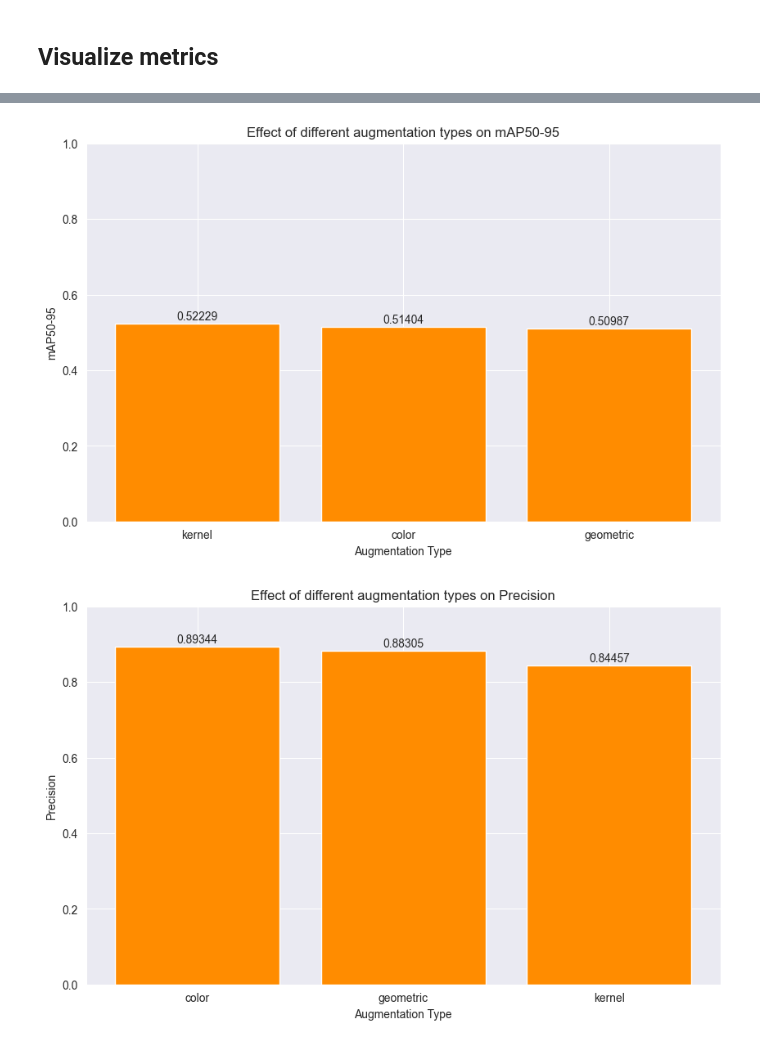
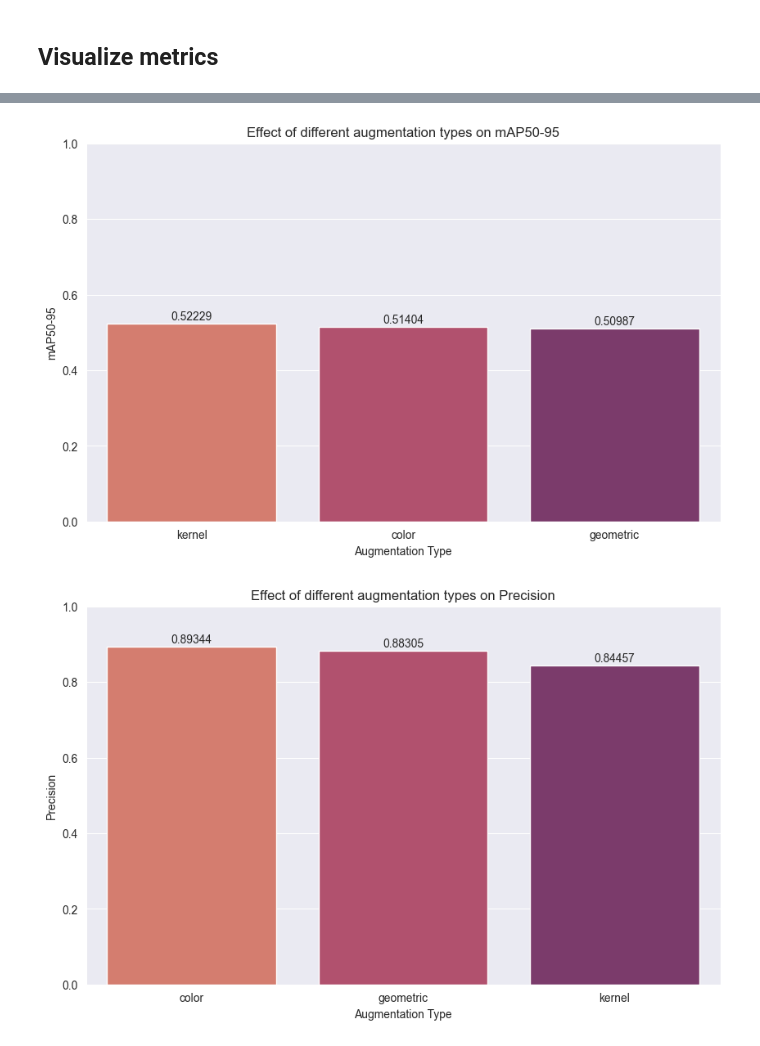
Before and after one commit to kyanamarckx/data-augmentation-detection-basketball, a Jupyter notebook: notebooks/03-trainAugmentations.ipynb, the cells around one changed output, grey strips where cells are left out. Drawn from its saved outputs; the diff is of its cells as text; code cells hidden in the pictures.

```diff
--- a/notebooks/03-trainAugmentations.ipynb
+++ b/notebooks/03-trainAugmentations.ipynb
@@ -41,6 +41,8 @@ Path(RUNS_DIR).mkdir(parents=True, exist_ok=True)
 EPOCHS = 100
 IMG_SIZE = 640
 BATCH_SIZE = 16
+
+PALETTE = "flare"
 # %% [markdown]
 ## Train augmented datasets
 # %%
@@ -179,11 +180,9 @@ plt.close()
 # %%
 # Plot mAP50-95 for each augmentation type
-sns.set_style("darkgrid")
-
 metrics_df_sorted = metrics_df.sort_values(by="mAP50-95", ascending=False)
 
 plt.figure(figsize=(10, 6))
-plt.bar(metrics_df_sorted['Dataset'], metrics_df_sorted['mAP50-95'], color="darkorange")
+sns.barplot(data=metrics_df_sorted, x="Dataset", y="mAP50-95", palette=PALETTE, hue="Dataset")
 for i, v in enumerate(metrics_df_sorted['mAP50-95']):
     plt.text(i, v + 0.01, f"{v:.5f}", ha='center')
 plt.title('Effect of different augmentation types on mAP50-95')
@@ -194,7 +193,7 @@ plt.show()
 
 # Save this figure to media directory
 plt.figure(figsize=(10, 6))
-plt.bar(metrics_df_sorted['Dataset'], metrics_df_sorted['mAP50-95'], color="darkorange")
+sns.barplot(data=metrics_df_sorted, x="Dataset", y="mAP50-95", palette=PALETTE, hue="Dataset")
 for i, v in enumerate(metrics_df_sorted['mAP50-95']):
     plt.text(i, v + 0.01, f"{v:.5f}", ha='center')
 plt.title('Effect of different augmentation types on mAP50-95')
@@ -204,35 +203,33 @@ plt.ylim(0, 1)
 plt.savefig(f"{MEDIA_DIR}03-augmentations-mAP50-95.png")
 plt.close()
 # %% [output]
-[figure, old version]
+[figure, new version]
 # %%
 # Plot Precision for each augmentation type
-sns.set_style("darkgrid")
-
 metrics_df_sorted = metrics_df.sort_values(by="Precision", ascending=False)
 
 plt.figure(figsize=(10, 6))
-plt.bar(metrics_df_sorted['Dataset'], metrics_df_sorted['Precision'], color="darkorange")
+sns.barplot(data=metrics_df_sorted, x="Dataset", y="Precision", palette=PALETTE, hue="Dataset")
 for i, v in enumerate(metrics_df_sorted['Precision']):
     plt.text(i, v + 0.01, f"{v:.5f}", ha='center')
 plt.title('Effect of different augmentation types on Precision')
 plt.xlabel('Augmentation Type')
 plt.ylabel('Precision')
 plt.ylim(0, 1)
 plt.show()
 
 # Save this figure to media directory
 plt.figure(figsize=(10, 6))
-plt.bar(metrics_df_sorted['Dataset'], metrics_df_sorted['Precision'], color="darkorange")
+sns.barplot(data=metrics_df_sorted, x="Dataset", y="Precision", palette=PALETTE, hue="Dataset")
 for i, v in enumerate(metrics_df_sorted['Precision']):
     plt.text(i, v + 0.01, f"{v:.5f}", ha='center')
 plt.title('Effect of different augmentation types on Precision')
 plt.xlabel('Augmentation Type')
 plt.ylabel('Precision')
 plt.ylim(0, 1)
 plt.savefig(f"{MEDIA_DIR}03-augmentations-Precision.png")
 plt.close()
 # %% [output]
-[figure, old version]
+[figure, new version]
 # %%
 # Plot Recall for each augmentation type
```
Also changed, not shown: parts of 4 cells of this notebook.
